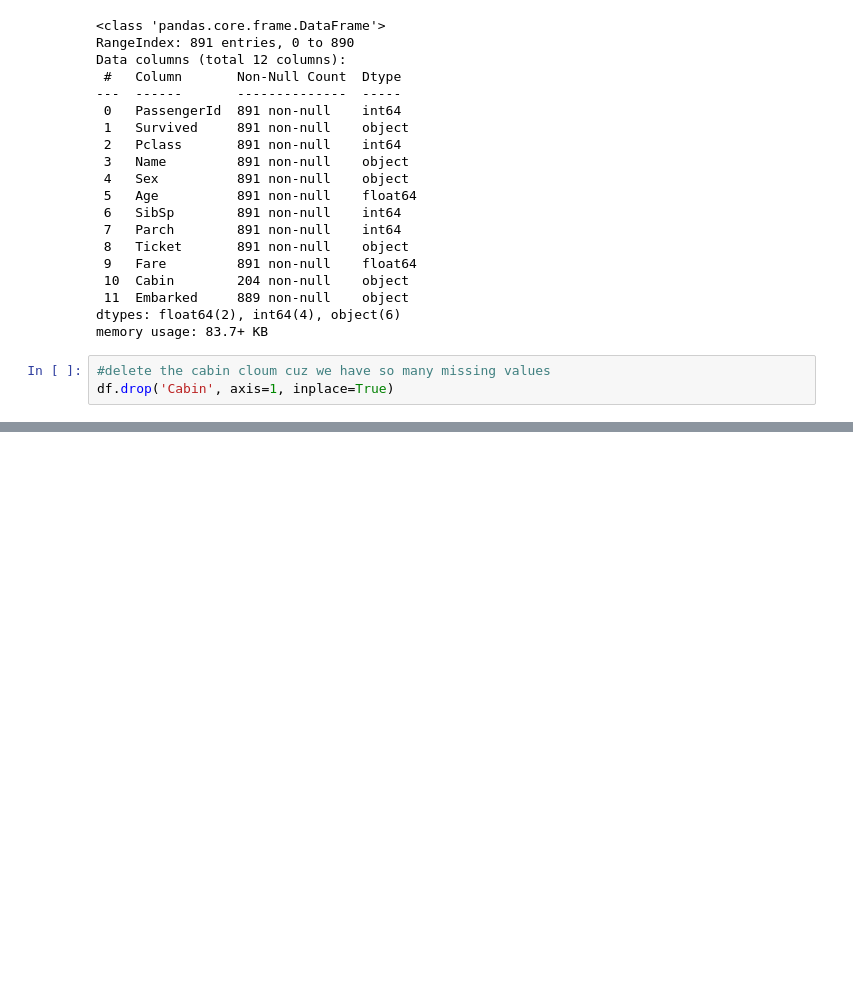
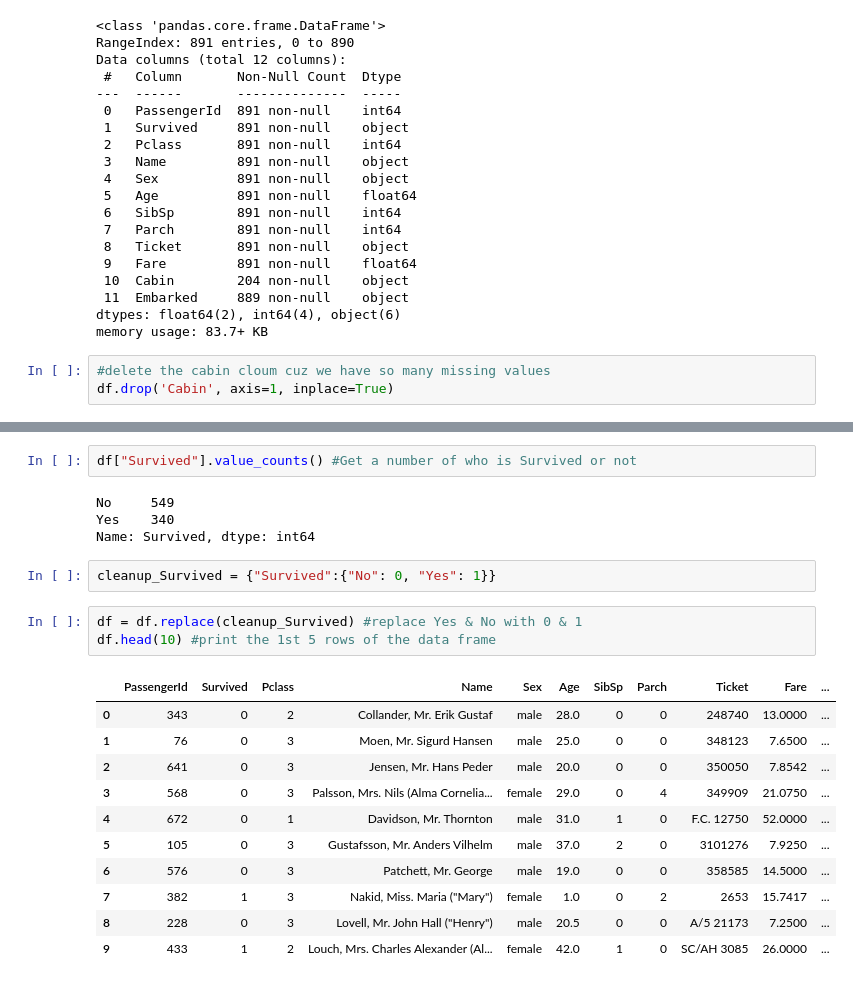
Before and after one commit to Iman-school/titanic-survivors-shaikha4, a Jupyter notebook: Titanic survivors.ipynb, the cells around one changed output, grey strips where cells are left out. Drawn from its saved outputs; the diff is of its cells as text; blank space fills up the shorter version.

```diff
--- a/Titanic survivors.ipynb
+++ b/Titanic survivors.ipynb
@@ -125,0 +201,23 @@ memory usage: 83.3+ KB
+# %%
+df["Survived"].value_counts() #Get a number of who is Survived or not
+# %% [output]
+No     549
+Yes    340
+Name: Survived, dtype: int64
+# %%
+cleanup_Survived = {"Survived":{"No": 0, "Yes": 1}}
+# %%
+df = df.replace(cleanup_Survived) #replace Yes & No with 0 & 1
+df.head(10) #print the 1st 5 rows of the data frame
+# %% [output]
+|  | PassengerId | Survived | Pclass | Name | Sex | Age | SibSp | Parch | Ticket | Fare | ... |
+| 0 | 343 | 0 | 2 | Collander, Mr. Erik Gustaf | male | 28.0 | 0 | 0 | 248740 | 13.0000 | ... |
+| 1 | 76 | 0 | 3 | Moen, Mr. Sigurd Hansen | male | 25.0 | 0 | 0 | 348123 | 7.6500 | ... |
+| 2 | 641 | 0 | 3 | Jensen, Mr. Hans Peder | male | 20.0 | 0 | 0 | 350050 | 7.8542 | ... |
+| 3 | 568 | 0 | 3 | Palsson, Mrs. Nils (Alma Cornelia... | female | 29.0 | 0 | 4 | 349909 | 21.0750 | ... |
+| 4 | 672 | 0 | 1 | Davidson, Mr. Thornton | male | 31.0 | 1 | 0 | F.C. 12750 | 52.0000 | ... |
+| 5 | 105 | 0 | 3 | Gustafsson, Mr. Anders Vilhelm | male | 37.0 | 2 | 0 | 3101276 | 7.9250 | ... |
+| 6 | 576 | 0 | 3 | Patchett, Mr. George | male | 19.0 | 0 | 0 | 358585 | 14.5000 | ... |
+| 7 | 382 | 1 | 3 | Nakid, Miss. Maria ("Mary") | female | 1.0 | 0 | 2 | 2653 | 15.7417 | ... |
+| 8 | 228 | 0 | 3 | Lovell, Mr. John Hall ("Henry") | male | 20.5 | 0 | 0 | A/5 21173 | 7.2500 | ... |
+| 9 | 433 | 1 | 2 | Louch, Mrs. Charles Alexander (Al... | female | 42.0 | 1 | 0 | SC/AH 3085 | 26.0000 | ... |
```
Also changed, not shown: parts of 14 cells of this notebook.
